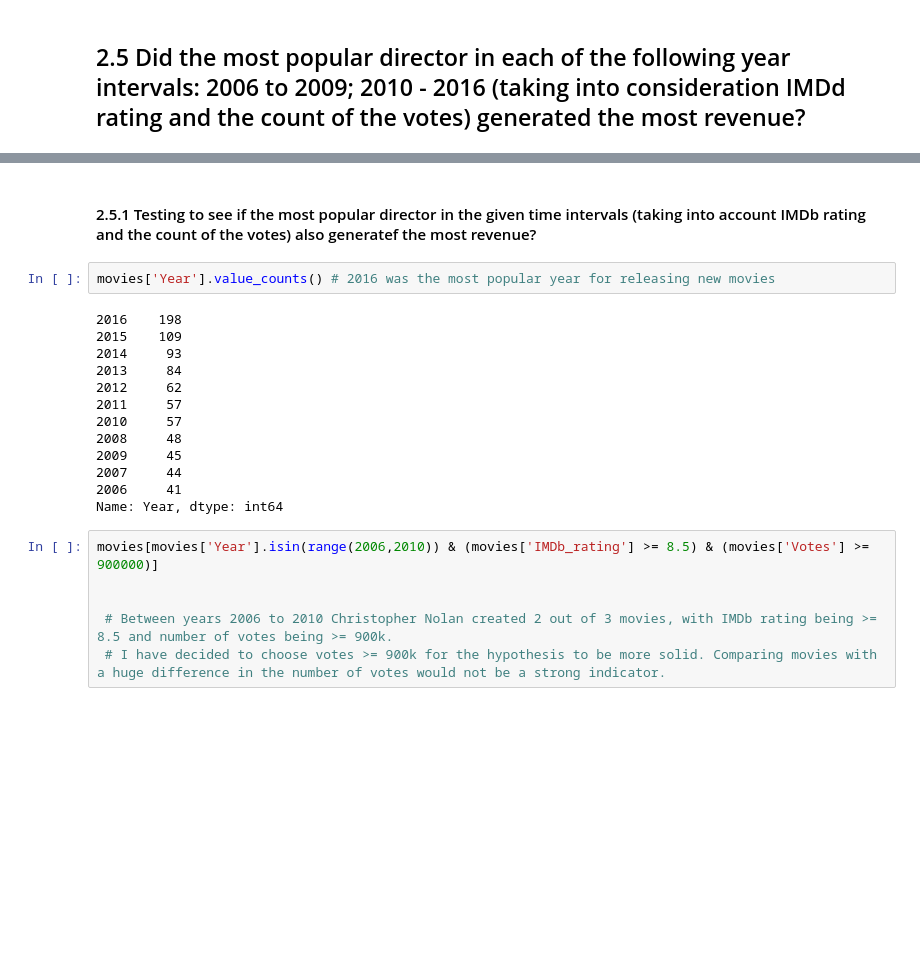
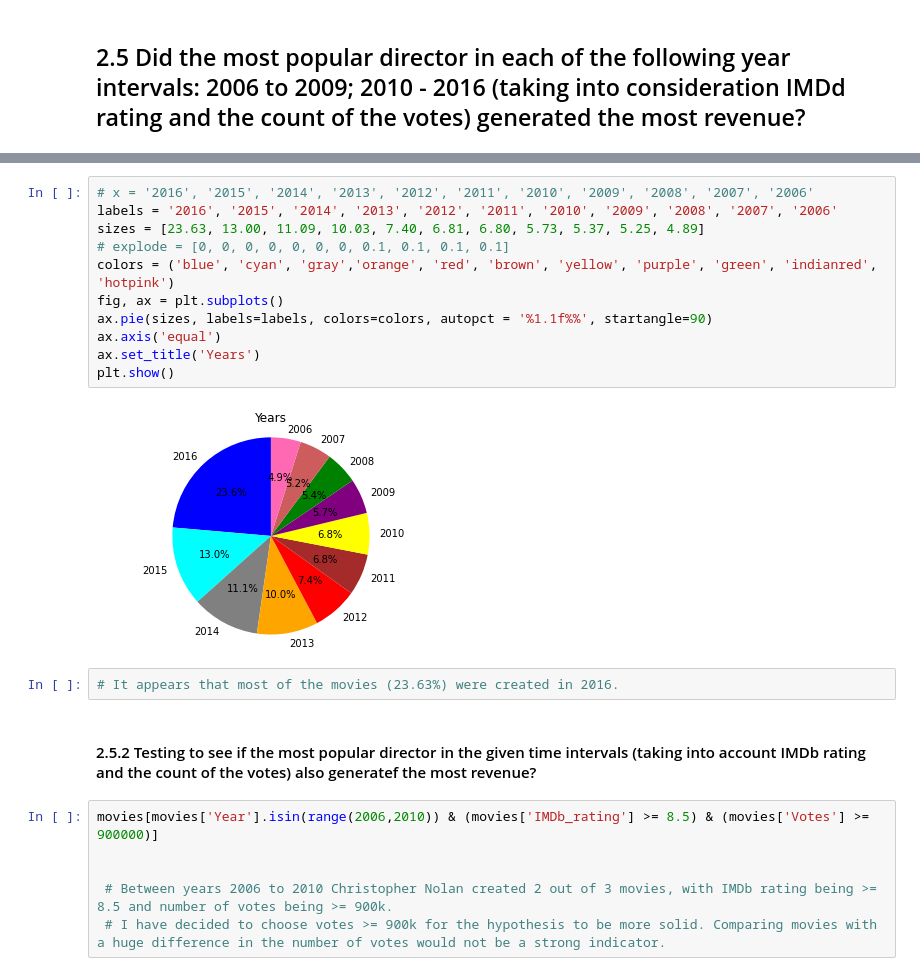
Before and after one commit to Justelei/Python_mokymai, a Jupyter notebook: movies.ipynb, the cells around one changed output, grey strips where cells are left out. Cells and saved outputs as stored; diff of their text form; blank space fills up the shorter version.

```diff
--- a/movies.ipynb
+++ b/movies.ipynb
@@ -309,20 +326,20 @@ sns.lineplot(x=a, y='Votes',
+# %%
+# x = '2016', '2015', '2014', '2013', '2012', '2011', '2010', '2009', '2008', '2007', '2006'
+labels = '2016', '2015', '2014', '2013', '2012', '2011', '2010', '2009', '2008', '2007', '2006'
+sizes = [23.63, 13.00, 11.09, 10.03, 7.40, 6.81, 6.80, 5.73, 5.37, 5.25, 4.89]
+# explode = [0, 0, 0, 0, 0, 0, 0, 0.1, 0.1, 0.1, 0.1]
+colors = ('blue', 'cyan', 'gray','orange', 'red', 'brown', 'yellow', 'purple', 'green', 'indianred', 'hotpink')
+fig, ax = plt.subplots()
+ax.pie(sizes, labels=labels, colors=colors, autopct = '%1.1f%%', startangle=90)
+ax.axis('equal')
+ax.set_title('Years')
+plt.show()
+# %% [output]
+[figure, added]
+# %%
+# It appears that most of the movies (23.63%) were created in 2016.
 # %% [markdown]
-#### 2.5.1 Testing to see if the most popular director in the given time intervals (taking into account IMDb rating and the count of the votes) also generatef the most revenue?
+#### 2.5.2 Testing to see if the most popular director in the given time intervals (taking into account IMDb rating and the count of the votes) also generatef the most revenue?
-# %%
-movies['Year'].value_counts() # 2016 was the most popular year for releasing new movies
-# %% [output]
-2016    198
-2015    109
-2014     93
-2013     84
-2012     62
-2011     57
-2010     57
-2008     48
-2009     45
-2007     44
-2006     41
-Name: Year, dtype: int64
 # %%
 movies[movies['Year'].isin(range(2006,2010)) & (movies['IMDb_rating'] >= 8.5) & (movies['Votes'] >= 900000)]
 
```
Also changed, not shown: parts of 3 cells of this notebook.
